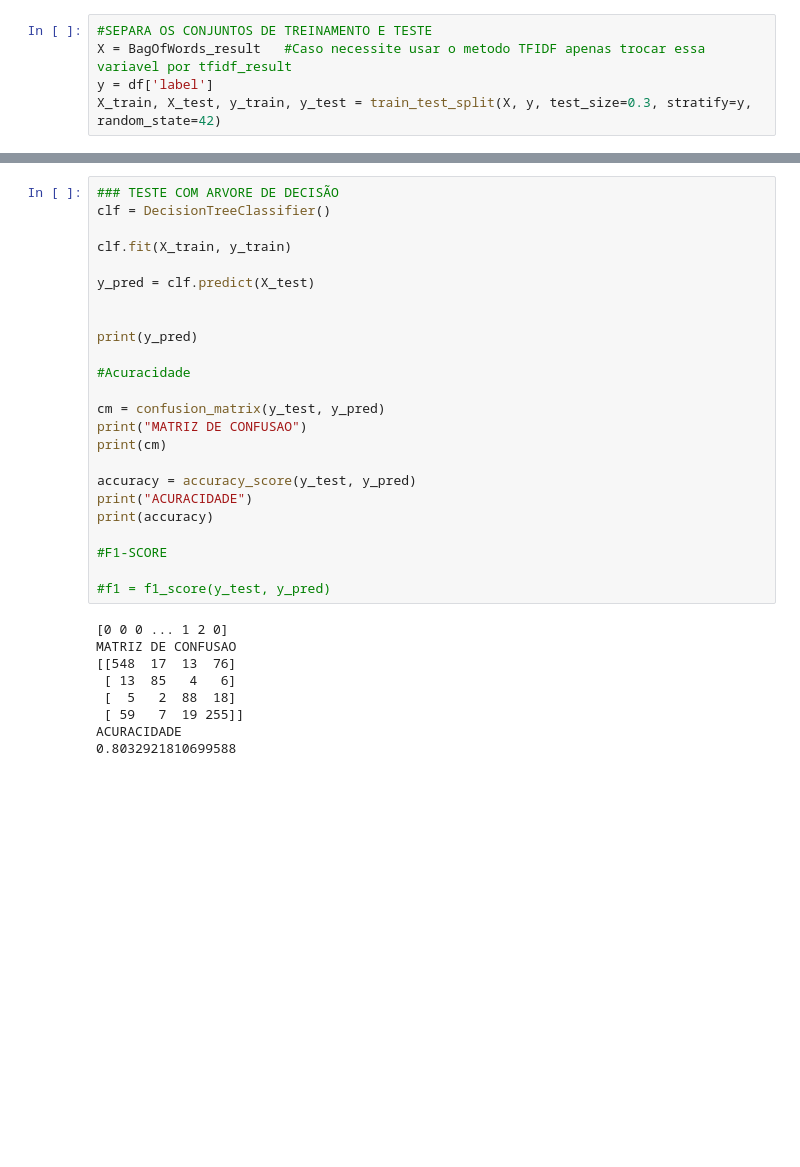
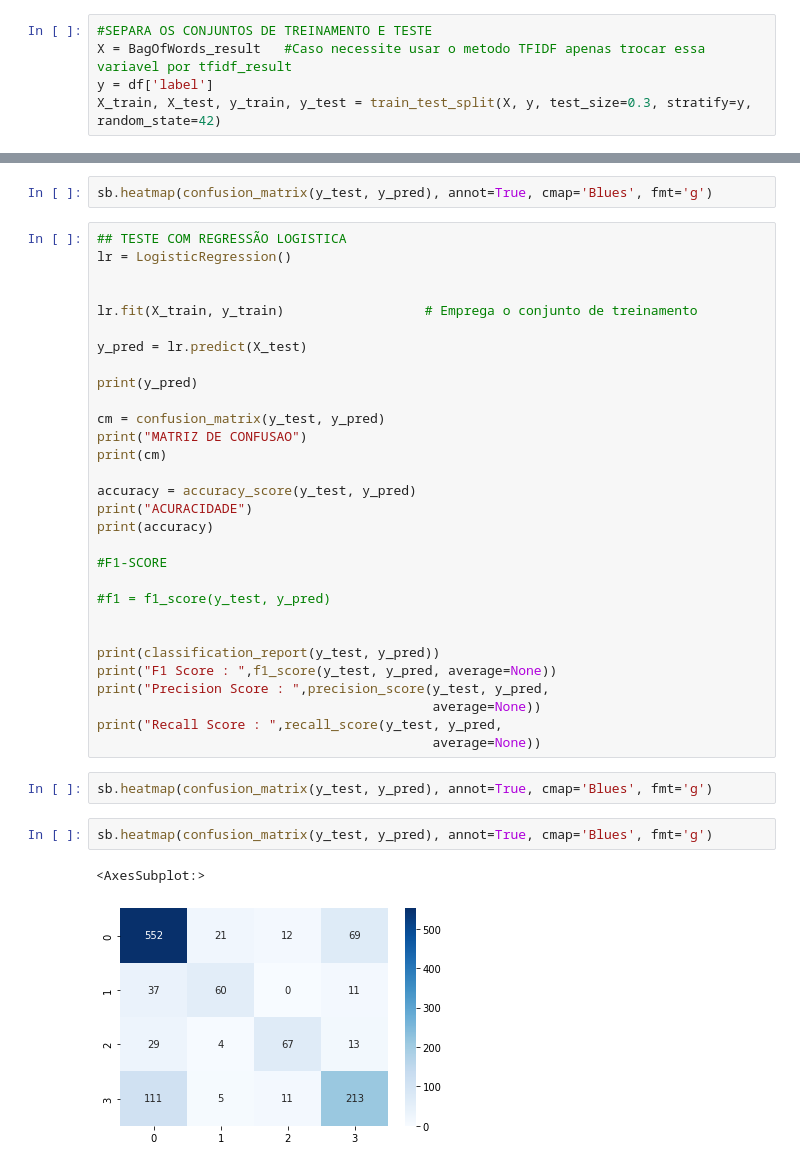
Before and after one commit to vceesar/Depressao-ML, a Jupyter notebook: depressao_notebook.ipynb, the cells around one changed output, grey strips where cells are left out. Cells and saved outputs as stored; diff of their text form; blank space fills up the shorter version.

```diff
--- a/depressao_notebook.ipynb
+++ b/depressao_notebook.ipynb
@@ -187,15 +235,15 @@ X_train, X_test, y_train, y_test = train_test_split(X, y, test_size=0.3, stratif
+# %%
+sb.heatmap(confusion_matrix(y_test, y_pred), annot=True, cmap='Blues', fmt='g')
 # %%
-### TESTE COM ARVORE DE DECISÃO
-clf = DecisionTreeClassifier()
-
-clf.fit(X_train, y_train)
-
-y_pred = clf.predict(X_test)
+## TESTE COM REGRESSÃO LOGISTICA
+lr = LogisticRegression()
 
 
+lr.fit(X_train, y_train)                  # Emprega o conjunto de treinamento
+
+y_pred = lr.predict(X_test)
+
 print(y_pred)
-
-#Acuracidade
 
 cm = confusion_matrix(y_test, y_pred)
 print("MATRIZ DE CONFUSAO")
@@ -208,13 +256,19 @@ print(accuracy)
 #F1-SCORE
 
 #f1 = f1_score(y_test, y_pred)
+
+
+print(classification_report(y_test, y_pred))
+print("F1 Score : ",f1_score(y_test, y_pred, average=None))
+print("Precision Score : ",precision_score(y_test, y_pred,
+                                           average=None))
+print("Recall Score : ",recall_score(y_test, y_pred,
+                                           average=None))
-# %% [output]
-[0 0 0 ... 1 2 0]
-MATRIZ DE CONFUSAO
-[[548  17  13  76]
- [ 13  85   4   6]
- [  5   2  88  18]
- [ 59   7  19 255]]
-ACURACIDADE
-0.8032921810699588
+# %%
+sb.heatmap(confusion_matrix(y_test, y_pred), annot=True, cmap='Blues', fmt='g')
+# %%
+sb.heatmap(confusion_matrix(y_test, y_pred), annot=True, cmap='Blues', fmt='g')
+# %% [output]
+<AxesSubplot:>
+[figure, added]
 # %%
```
Also changed, not shown: parts of 24 cells of this notebook, 1 other file.
